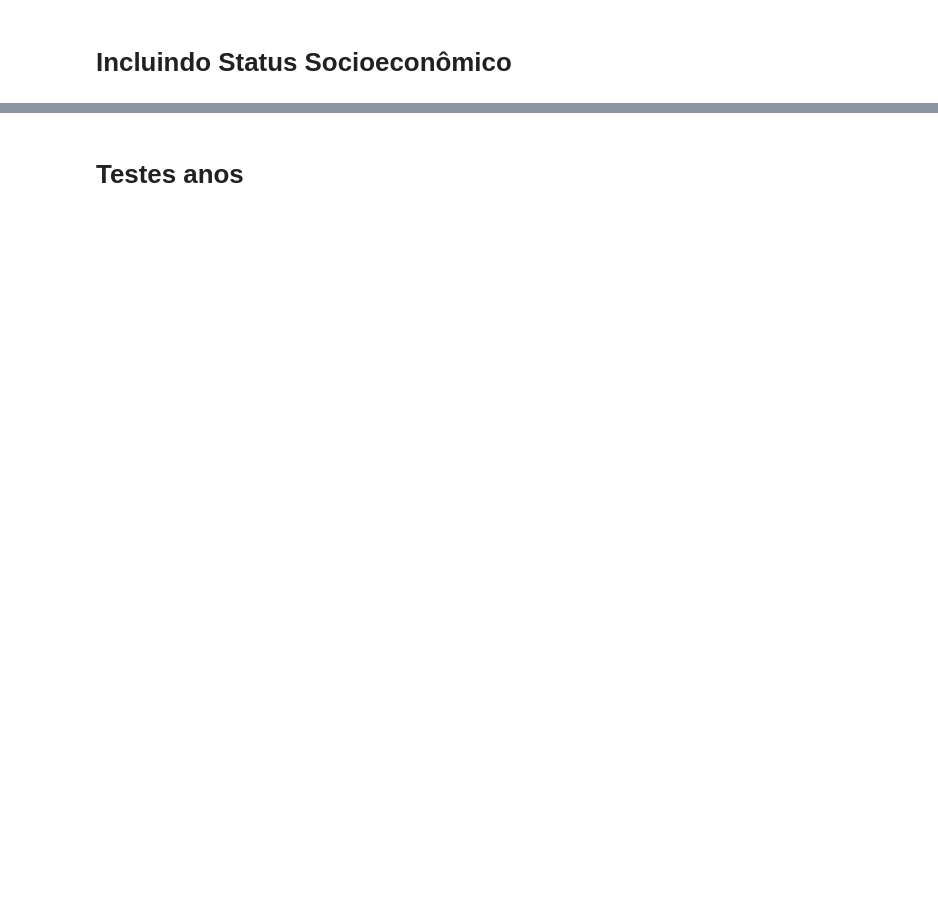
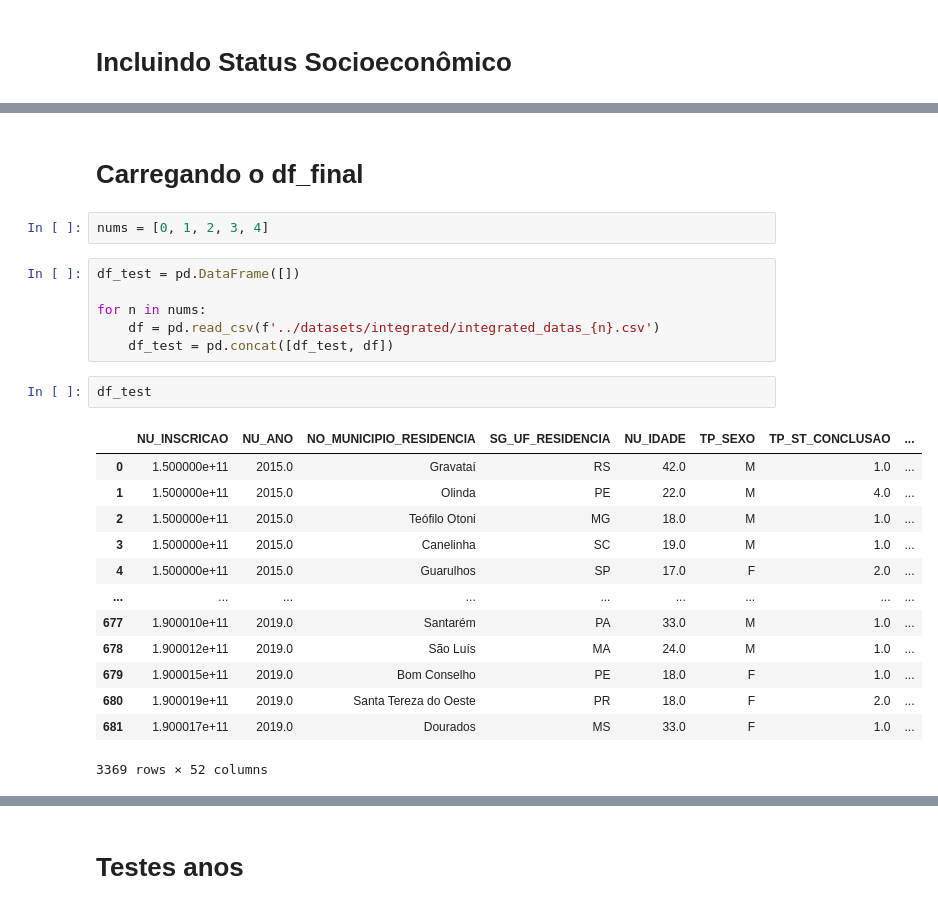
Before and after one commit to Chrystinne/enem, a Jupyter notebook: notebooks/enem_integration.ipynb, the cells around one changed output, grey strips where cells are left out. Cells and saved outputs as stored; diff of their text form; blank space fills up the shorter version.

```diff
--- a/notebooks/enem_integration.ipynb
+++ b/notebooks/enem_integration.ipynb
@@ -225,0 +382,26 @@ Wall time: 66.4 ms
+# %% [markdown]
+# Carregando o df_final
+# %%
+nums = [0, 1, 2, 3, 4]
+# %%
+df_test = pd.DataFrame([])
+
+for n in nums:
+    df = pd.read_csv(f'../datasets/integrated/integrated_datas_{n}.csv')
+    df_test = pd.concat([df_test, df])
+# %%
+df_test
+# %% [output]
+|  | NU_INSCRICAO | NU_ANO | NO_MUNICIPIO_RESIDENCIA | SG_UF_RESIDENCIA | NU_IDADE | TP_SEXO | TP_ST_CONCLUSAO | ... |
+| 0 | 1.500000e+11 | 2015.0 | Gravataí | RS | 42.0 | M | 1.0 | ... |
+| 1 | 1.500000e+11 | 2015.0 | Olinda | PE | 22.0 | M | 4.0 | ... |
+| 2 | 1.500000e+11 | 2015.0 | Teófilo Otoni | MG | 18.0 | M | 1.0 | ... |
+| 3 | 1.500000e+11 | 2015.0 | Canelinha | SC | 19.0 | M | 1.0 | ... |
+| 4 | 1.500000e+11 | 2015.0 | Guarulhos | SP | 17.0 | F | 2.0 | ... |
+| ... | ... | ... | ... | ... | ... | ... | ... | ... |
+| 677 | 1.900010e+11 | 2019.0 | Santarém | PA | 33.0 | M | 1.0 | ... |
+| 678 | 1.900012e+11 | 2019.0 | São Luís | MA | 24.0 | M | 1.0 | ... |
+| 679 | 1.900015e+11 | 2019.0 | Bom Conselho | PE | 18.0 | F | 1.0 | ... |
+| 680 | 1.900019e+11 | 2019.0 | Santa Tereza do Oeste | PR | 18.0 | F | 2.0 | ... |
+| 681 | 1.900017e+11 | 2019.0 | Dourados | MS | 33.0 | F | 1.0 | ... |
+3369 rows × 52 columns
```
Also changed, not shown: parts of 53 cells of this notebook, 6 other files.
